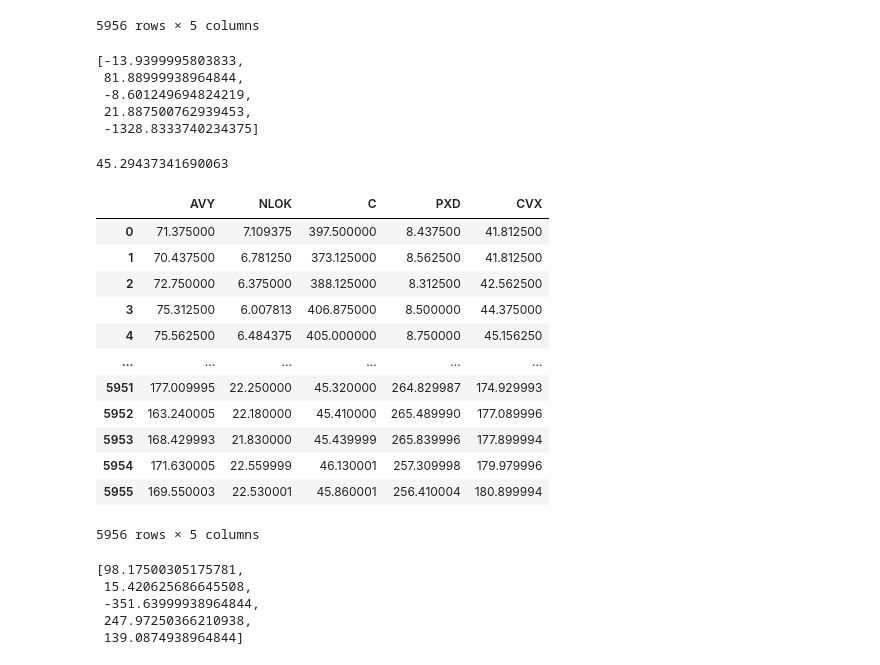
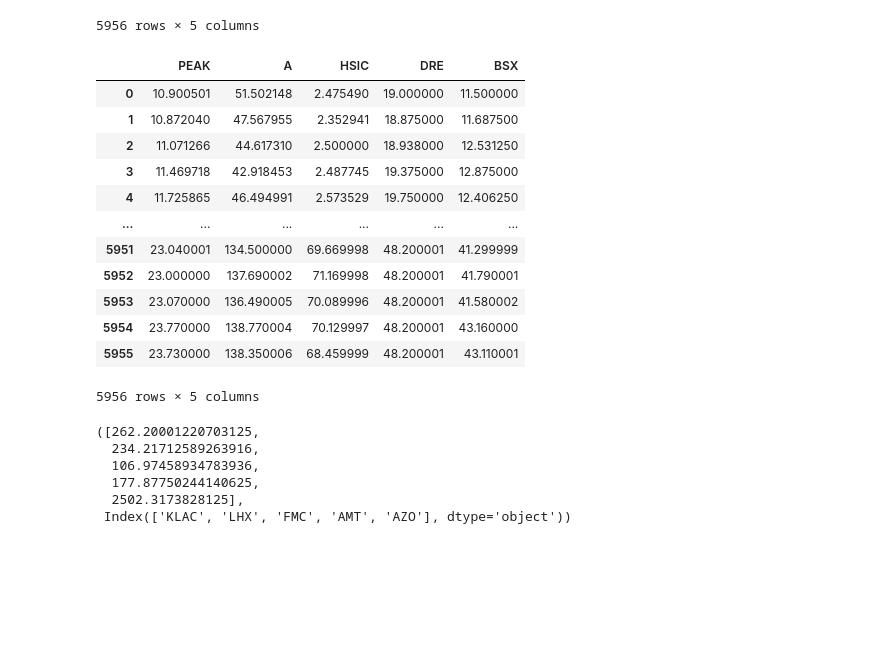
Before and after one commit to Jesus-Almansa/Final_Project_DA, a Jupyter notebook: project.ipynb, the cells around one changed output. Cells and saved outputs as stored; diff of their text form; code cells hidden in the pictures; blank space fills up the shorter version.

```diff
--- a/project.ipynb
+++ b/project.ipynb
@@ -214,50 +214,40 @@ list_of_portfolios_close[0]
 | 5954 | 222.240005 | 133.179993 | 76.370003 | 13.260000 | 114.160004 |
 | 5955 | 222.240005 | 132.619995 | 74.129997 | 13.370000 | 114.180000 |
 5956 rows × 5 columns
+# %%
+list_of_portfolios_close[x]
+# %% [output]
+|  | PEAK | A | HSIC | DRE | BSX |
+| 0 | 10.900501 | 51.502148 | 2.475490 | 19.000000 | 11.500000 |
+| 1 | 10.872040 | 47.567955 | 2.352941 | 18.875000 | 11.687500 |
+| 2 | 11.071266 | 44.617310 | 2.500000 | 18.938000 | 12.531250 |
+| 3 | 11.469718 | 42.918453 | 2.487745 | 19.375000 | 12.875000 |
+| 4 | 11.725865 | 46.494991 | 2.573529 | 19.750000 | 12.406250 |
+| ... | ... | ... | ... | ... | ... |
+| 5951 | 23.040001 | 134.500000 | 69.669998 | 48.200001 | 41.299999 |
+| 5952 | 23.000000 | 137.690002 | 71.169998 | 48.200001 | 41.790001 |
+| 5953 | 23.070000 | 136.490005 | 70.089996 | 48.200001 | 41.580002 |
+| 5954 | 23.770000 | 138.770004 | 70.129997 | 48.200001 | 43.160000 |
+| 5955 | 23.730000 | 138.350006 | 68.459999 | 48.200001 | 43.110001 |
+5956 rows × 5 columns
 # %%
-best_portfolio = [0]
+best_portfolio_values = [0]
+best_portfolio = []
 for x in range(100):
     stock_performance = []
     for i in list_of_portfolios_close[x]:
         stock_performance.append(list_of_portfolios_close[x][i][-1:].values[0] - list_of_portfolios_close[x][i][0:].values[0])
 
-    if np.mean(best_portfolio) >= np.mean(stock_performance):
-        best_portfolio = stock_performance
-best_portfolio
+    if np.mean(best_portfolio_values) < np.mean(stock_performance):
+        best_portfolio_values = stock_performance
+        best_portfolio = list_of_portfolios_close[x].columns
+
+
+best_portfolio_values, best_portfolio
 # %% [output]
-[-13.9399995803833,
- 81.88999938964844,
- -8.601249694824219,
- 21.887500762939453,
- -1328.8333740234375]
+([262.20001220703125,
+  234.21712589263916,
+  106.97458934783936,
+  177.87750244140625,
+  2502.3173828125],
+ Index(['KLAC', 'LHX', 'FMC', 'AMT', 'AZO'], dtype='object'))
-# %%
-np.mean(stock_performance)
-# %% [output]
-45.29437341690063
-# %%
-list_of_portfolios_close[1]
-# %% [output]
-|  | AVY | NLOK | C | PXD | CVX |
-| 0 | 71.375000 | 7.109375 | 397.500000 | 8.437500 | 41.812500 |
-| 1 | 70.437500 | 6.781250 | 373.125000 | 8.562500 | 41.812500 |
-| 2 | 72.750000 | 6.375000 | 388.125000 | 8.312500 | 42.562500 |
-| 3 | 75.312500 | 6.007813 | 406.875000 | 8.500000 | 44.375000 |
-| 4 | 75.562500 | 6.484375 | 405.000000 | 8.750000 | 45.156250 |
-| ... | ... | ... | ... | ... | ... |
-| 5951 | 177.009995 | 22.250000 | 45.320000 | 264.829987 | 174.929993 |
-| 5952 | 163.240005 | 22.180000 | 45.410000 | 265.489990 | 177.089996 |
-| 5953 | 168.429993 | 21.830000 | 45.439999 | 265.839996 | 177.899994 |
-| 5954 | 171.630005 | 22.559999 | 46.130001 | 257.309998 | 179.979996 |
-| 5955 | 169.550003 | 22.530001 | 45.860001 | 256.410004 | 180.899994 |
-5956 rows × 5 columns
-# %%
-stock_performance = []
-for i in list_of_portfolios_close[1]:
-    stock_performance.append(list_of_portfolios_close[1][i][-1:].values[0] - list_of_portfolios_close[1][i][0:].values[0])
-stock_performance
-# %% [output]
-[98.17500305175781,
- 15.420625686645508,
- -351.63999938964844,
- 247.97250366210938,
- 139.0874938964844]
```
Also changed, not shown: parts of 6 cells of this notebook.
